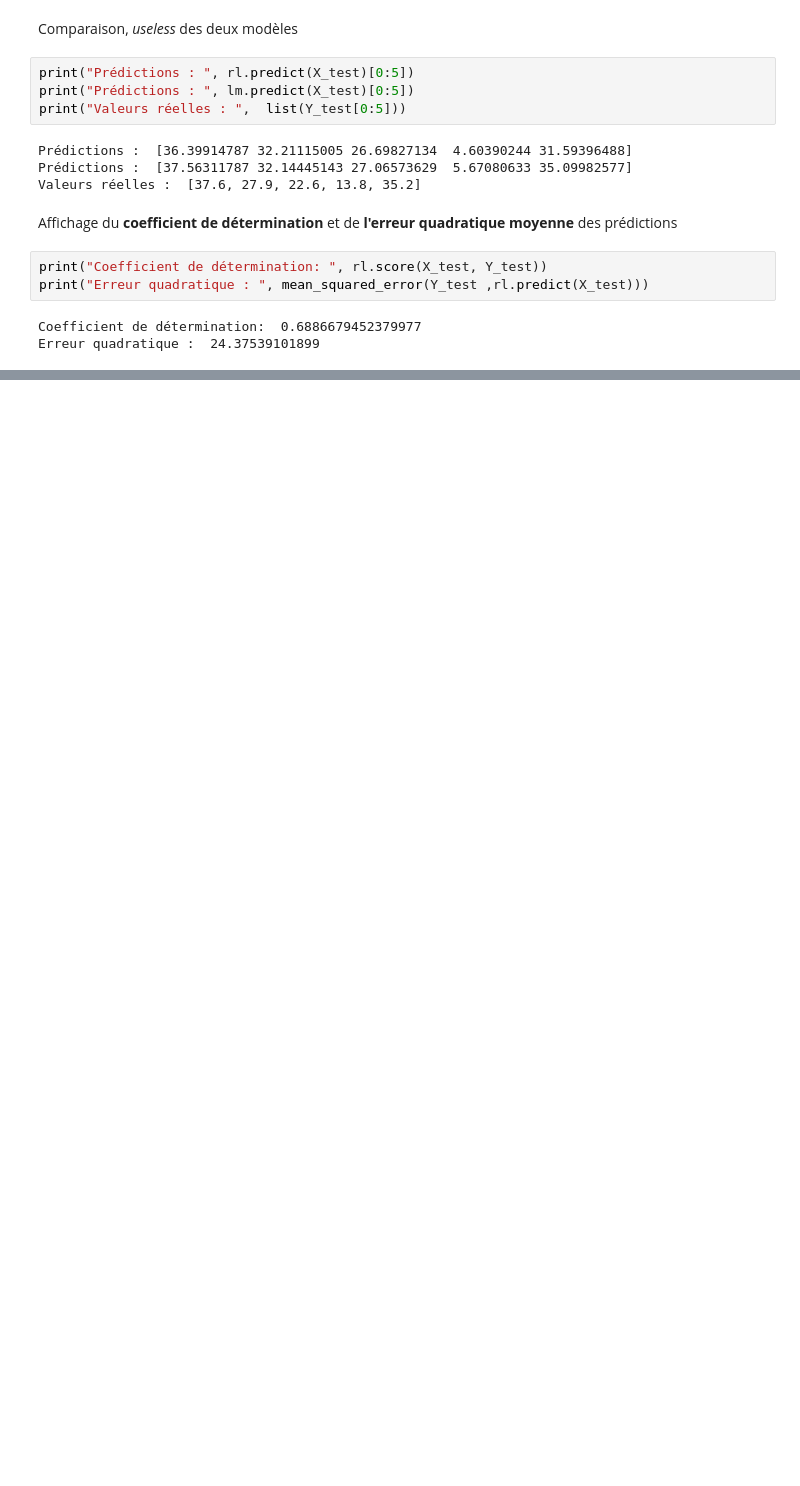
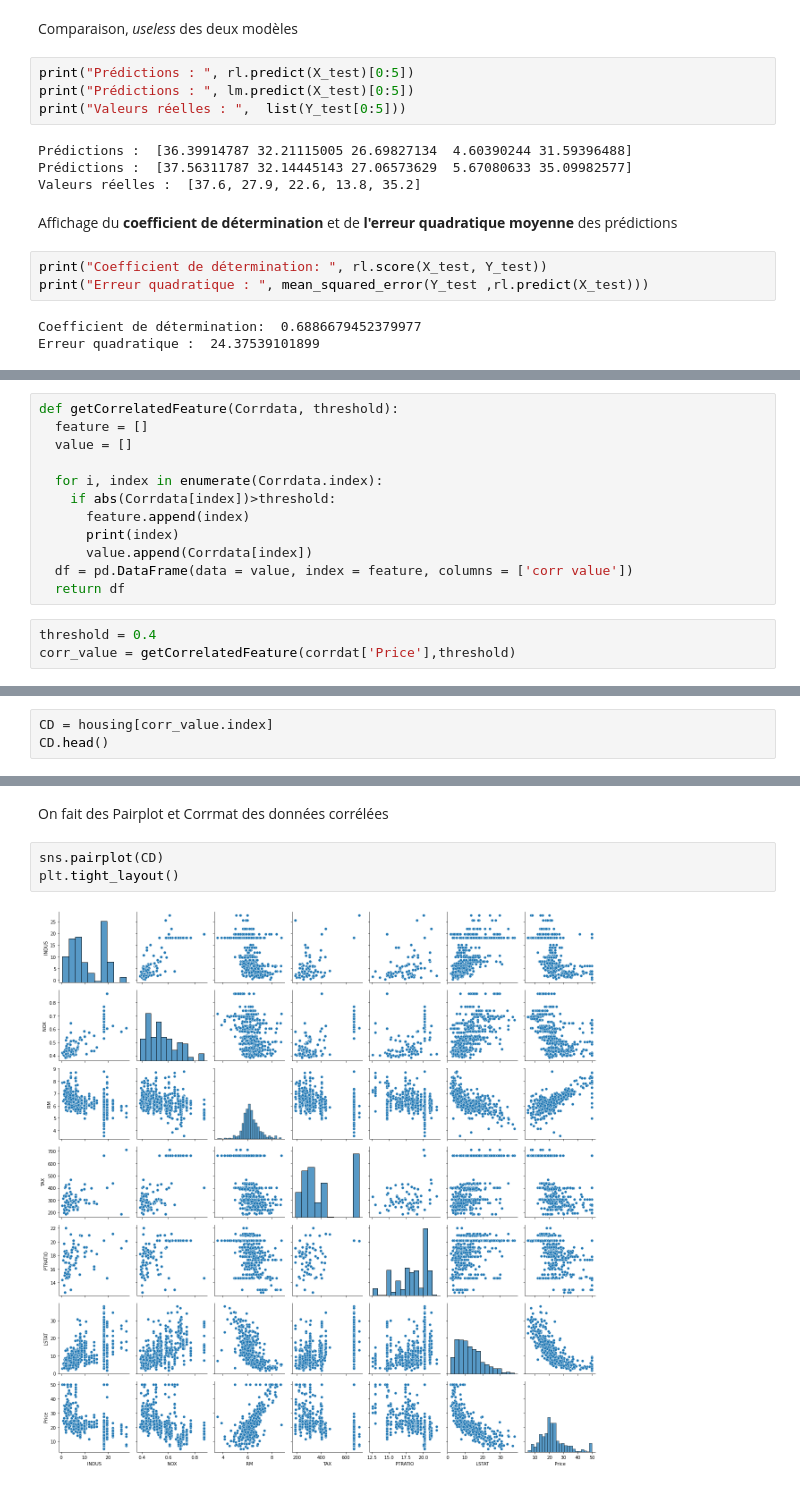
Before and after one commit to federicoding/TrainingGeneral, a Jupyter notebook: Regression_rapide.ipynb, the cells around one changed output, grey strips where cells are left out. Drawn from its saved outputs; the diff is of its cells as text; blank space fills up the shorter version.

```diff
--- a/Regression_rapide.ipynb
+++ b/Regression_rapide.ipynb
@@ -183,0 +254,15 @@ Erreur quadratique :  24.37539101899
+# %%
+def getCorrelatedFeature(Corrdata, threshold):
+  feature = []
+  value = []
+
+  for i, index in enumerate(Corrdata.index):
+    if abs(Corrdata[index])>threshold:
+      feature.append(index)
+      print(index)
+      value.append(Corrdata[index])
+  df = pd.DataFrame(data = value, index = feature, columns = ['corr value'])
+  return df
+# %%
+threshold = 0.4
+corr_value = getCorrelatedFeature(corrdat['Price'],threshold)
@@ -183,0 +288,3 @@ Erreur quadratique :  24.37539101899
+# %%
+CD = housing[corr_value.index]
+CD.head()
@@ -183,0 +298,7 @@ Erreur quadratique :  24.37539101899
+# %% [markdown]
+On fait des Pairplot et Corrmat des données corrélées
+# %%
+sns.pairplot(CD)
+plt.tight_layout()
+# %% [output]
+[figure, added]
```
Also changed, not shown: parts of 22 cells of this notebook.
